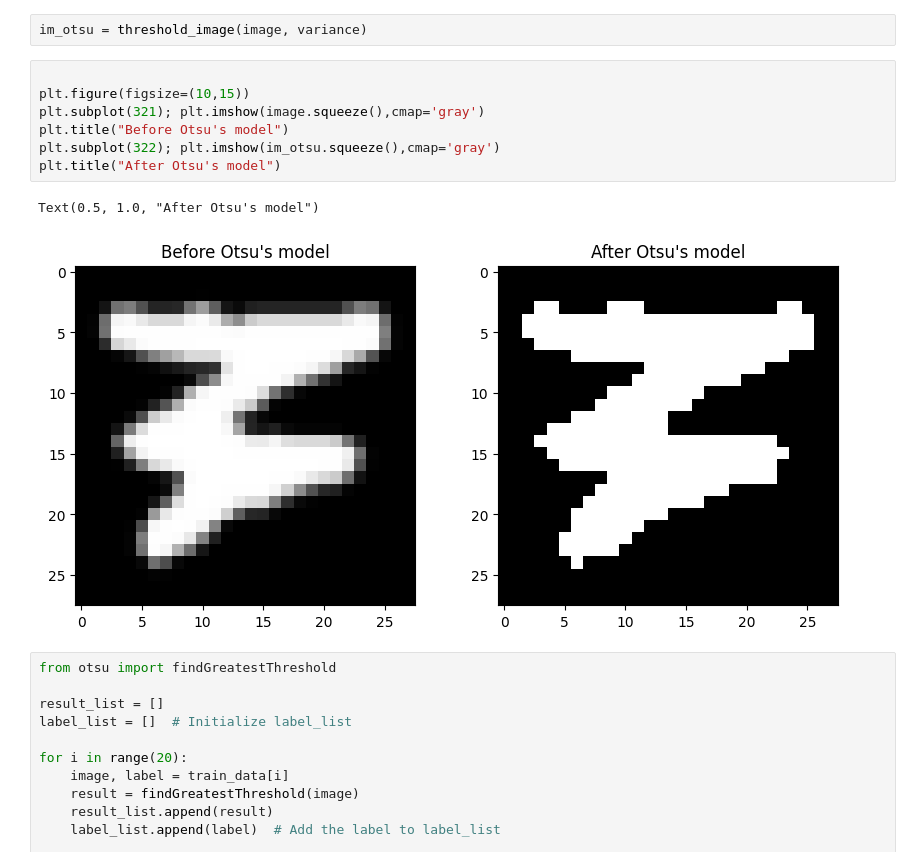
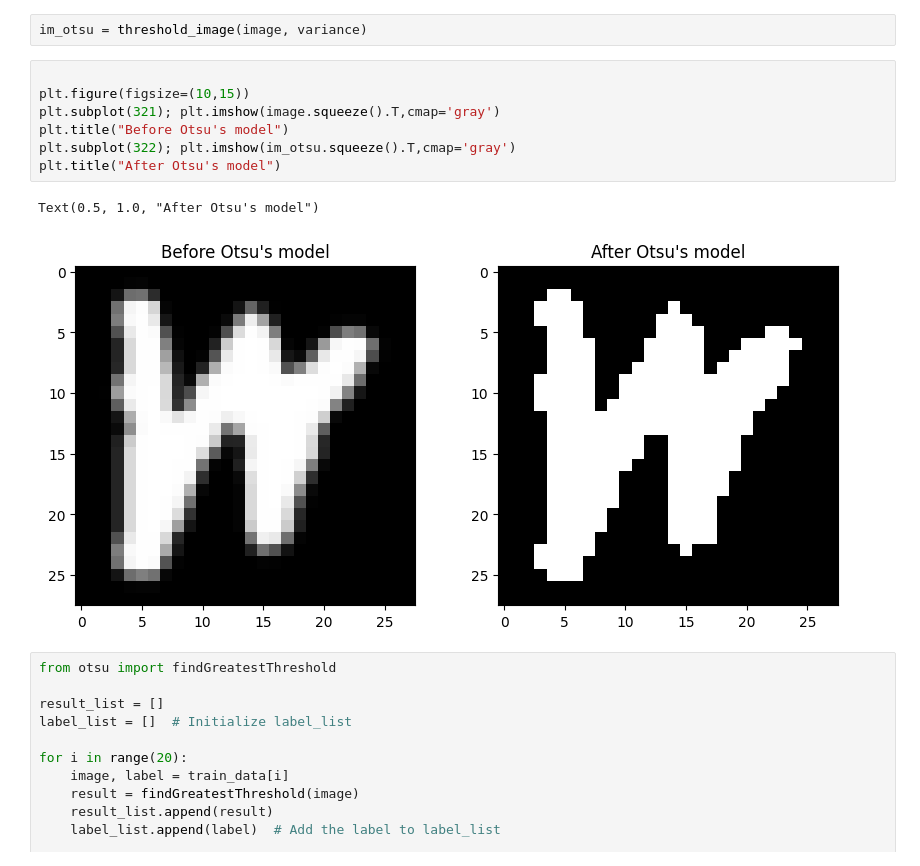
Before and after one commit to haldonmez/handwritten-letter-recognition-model, a Jupyter notebook: emnist_model_4.ipynb, the cells around one changed output. Drawn from its saved outputs; the diff is of its cells as text.

```diff
--- a/emnist_model_4.ipynb
+++ b/emnist_model_4.ipynb
@@ -131,13 +131,13 @@ im_otsu = threshold_image(image, variance)
 # %%
 
 plt.figure(figsize=(10,15))
-plt.subplot(321); plt.imshow(image.squeeze(),cmap='gray')
+plt.subplot(321); plt.imshow(image.squeeze().T,cmap='gray')
 plt.title("Before Otsu's model")
-plt.subplot(322); plt.imshow(im_otsu.squeeze(),cmap='gray')
+plt.subplot(322); plt.imshow(im_otsu.squeeze().T,cmap='gray')
 plt.title("After Otsu's model")
 # %% [output]
 Text(0.5, 1.0, "After Otsu's model")
-[figure, old version]
+[figure, new version]
 # %%
 from otsu import findGreatestThreshold
 
```
Also changed, not shown: parts of 4 cells of this notebook.
